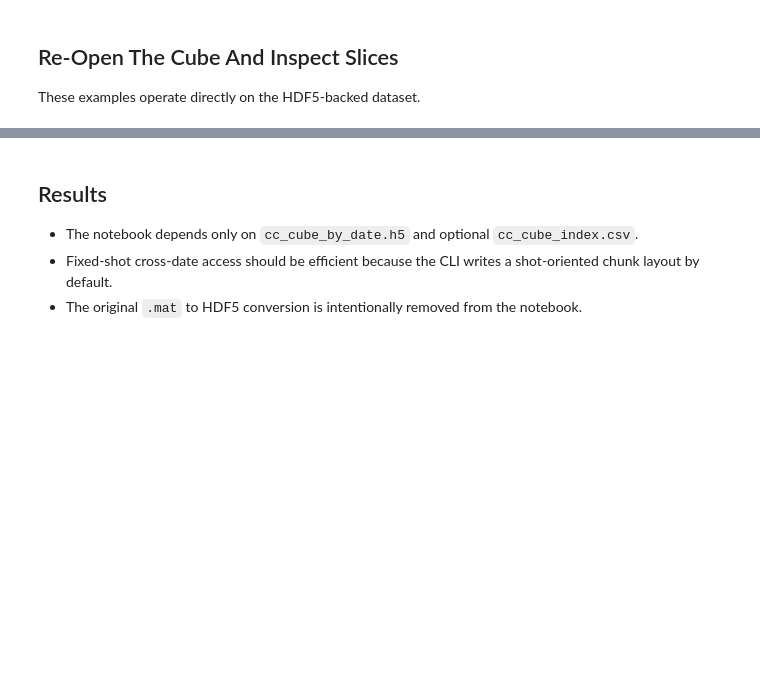
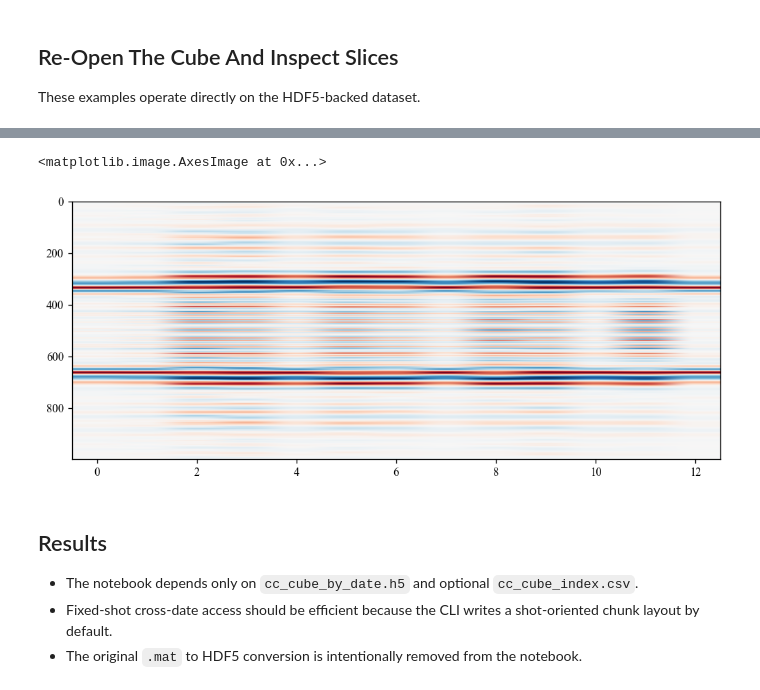
Before and after one commit to erbiaoger/dasQt_ccf, a Jupyter notebook: notebooks/build-disk-backed-changbai-cc-cube.ipynb, the cells around one changed output, grey strips where cells are left out. Cells and saved outputs as stored; diff of their text form; code cells hidden in the pictures; blank space fills up the shorter version.

```diff
--- a/notebooks/build-disk-backed-changbai-cc-cube.ipynb
+++ b/notebooks/build-disk-backed-changbai-cc-cube.ipynb
@@ -177,3 +234,18 @@ plt.show()
+# %%
+
+shot_index = 180
+OFFSET_INDEX = 30
+
+with h5py.File(OUTPUT_H5, "r") as h5f:
+    if shot_index >= h5f["cc"].shape[1]:
+        raise IndexError(f"shot_index={shot_index} out of range for nshot={h5f['cc'].shape[1]}")
+    cc_slice = h5f["cc"][:, shot_index, :, OFFSET_INDEX]
+
+fig, ax = plt.subplots(figsize=(10, 4))
+ax.imshow(cc_slice.T, aspect='auto', cmap='RdBu')
+# %% [output]
+<matplotlib.image.AxesImage at 0x...>
+[figure, added]
 # %% [markdown]
 ## Results
 
```
Also changed, not shown: parts of 12 cells of this notebook, 5 other files.
